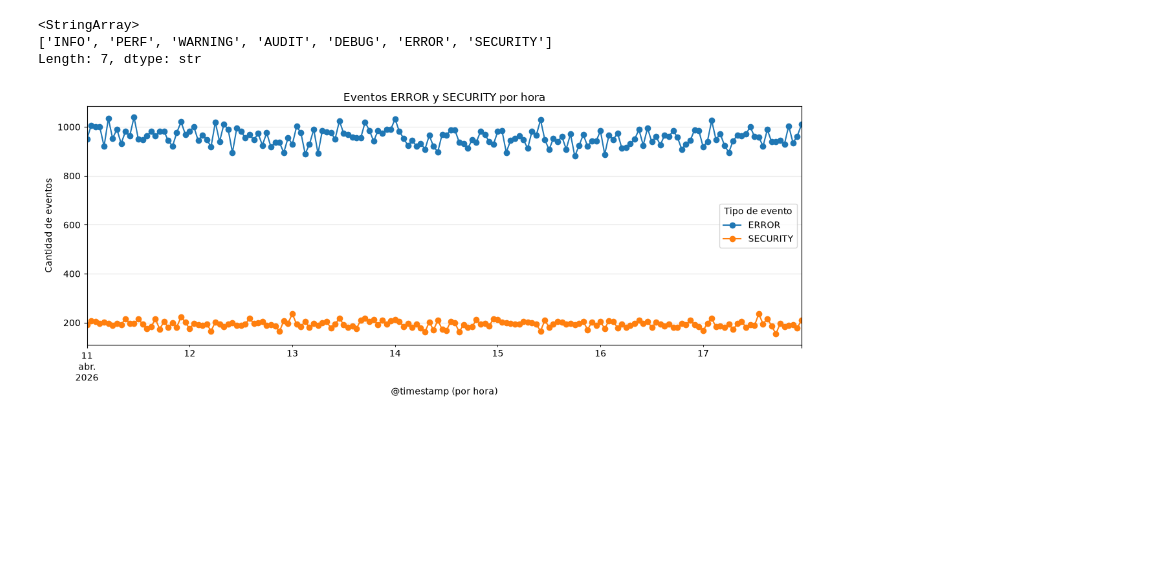
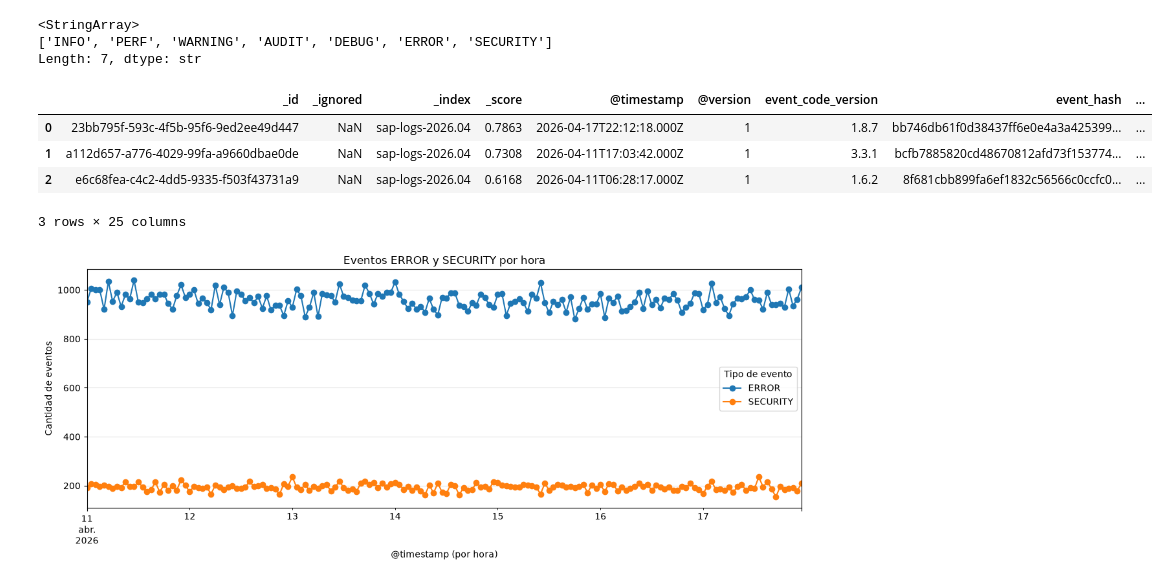
Before and after one commit to cr0ssd/RetoSAP, a Jupyter notebook: sandbox/analisis_descriptivo_Adrian.ipynb, the cells around one changed output. Saved outputs shown, nothing was run; the diff lists cells and outputs as text; code cells hidden in the pictures; blank space fills up the shorter version.

```diff
--- a/sandbox/analisis_descriptivo_Adrian.ipynb
+++ b/sandbox/analisis_descriptivo_Adrian.ipynb
@@ -68,6 +68,16 @@ df_system['sap_function_log_type'].unique()
 <StringArray>
 ['INFO', 'PERF', 'WARNING', 'AUDIT', 'DEBUG', 'ERROR', 'SECURITY']
 Length: 7, dtype: str
+# %%
+df_system = df_system.drop(columns=['llm_error_message', 'llm_response_size_bytes', 'sap_llm_response_size', 'sap_llm_response_time', 'llm_prompt_tokens', 'llm_completion_tokens', 'llm_total_tokens', 'llm_response_time_ms', 'llm_model_id', 'llm_status', 'llm_cost_usd', 'llm_prompt_category', 'llm_temperature', 'llm_top_p', 'llm_stream', 'llm_finish_reason', 'llm_prompt_id', 'llm_provider', 'llm_prompt'])
+# %%
+df_system.head(3)
+# %% [output]
+|  | _id | _ignored | _index | _score | @timestamp | @version | event_code_version | event_hash | ... |
+| 0 | 23bb795f-593c-4f5b-95f6-9ed2ee49d447 | NaN | sap-logs-2026.04 | 0.7863 | 2026-04-17T22:12:18.000Z | 1 | 1.8.7 | bb746db61f0d38437ff6e0e4a3a425399... | ... |
+| 1 | a112d657-a776-4029-99fa-a9660dbae0de | NaN | sap-logs-2026.04 | 0.7308 | 2026-04-11T17:03:42.000Z | 1 | 3.3.1 | bcfb7885820cd48670812afd73f153774... | ... |
+| 2 | e6c68fea-c4c2-4dd5-9335-f503f43731a9 | NaN | sap-logs-2026.04 | 0.6168 | 2026-04-11T06:28:17.000Z | 1 | 1.6.2 | 8f681cbb899fa6ef1832c56566c0ccfc0... | ... |
+3 rows × 25 columns
 # %%
 df_system_error_security = df_system[
     df_system["sap_function_log_type"].isin(["ERROR", "SECURITY"])
```
Also changed, not shown: parts of 3 cells of this notebook.
